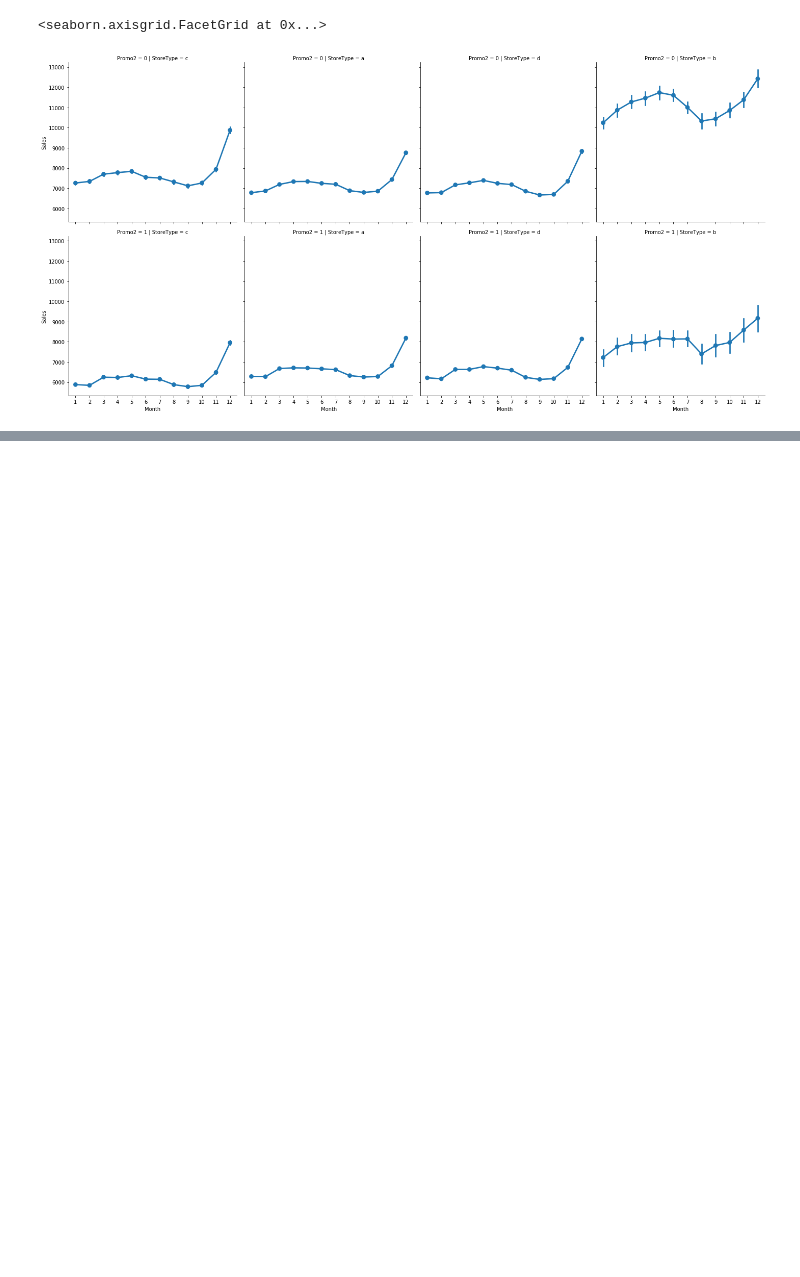
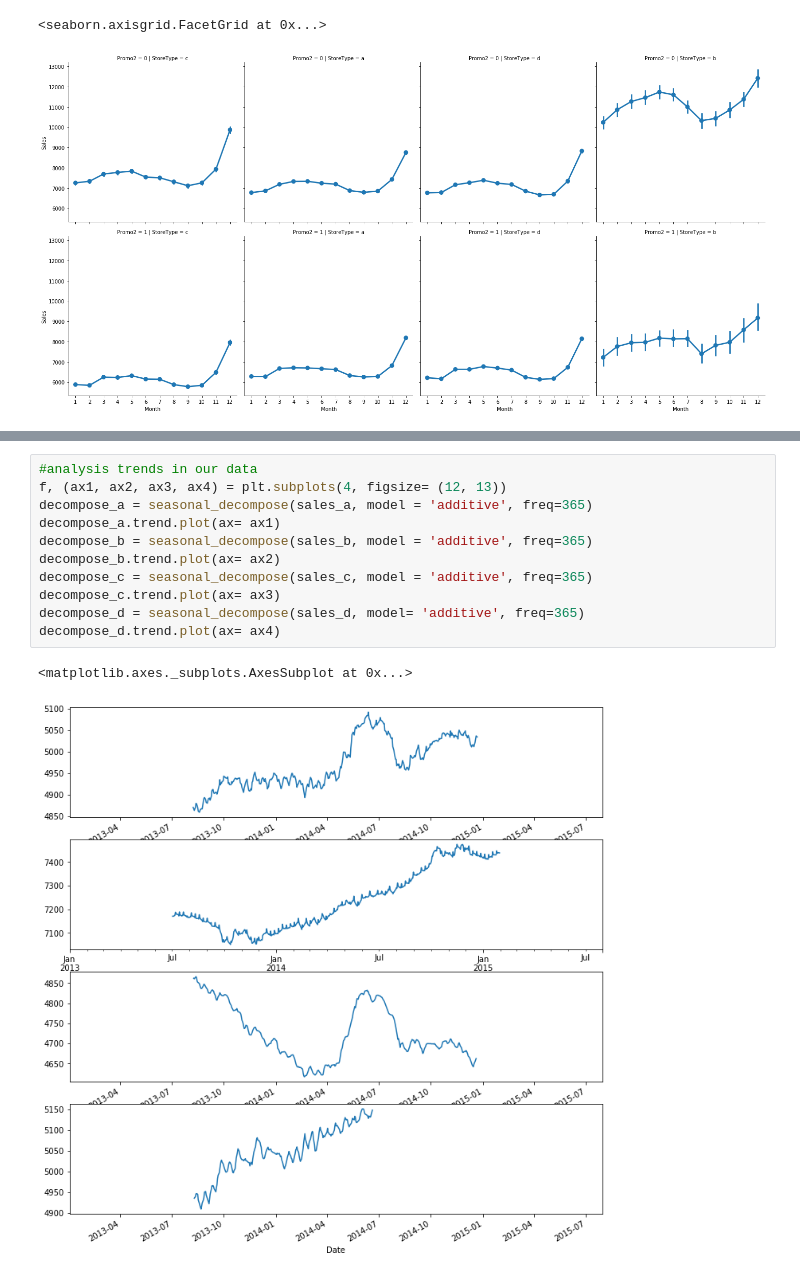
Before and after one commit to AbdurRehman1234/FYPSalesforecasting, a Jupyter notebook: project.ipynb, the cells around one changed output, grey strips where cells are left out. Drawn from its saved outputs; the diff is of its cells as text; blank space fills up the shorter version.

```diff
--- a/project.ipynb
+++ b/project.ipynb
@@ -231,0 +252,14 @@ sns.factorplot(data= tr_st, x='Month', y='Sales', row="Promo2", col="StoreType")
+# %%
+#analysis trends in our data
+f, (ax1, ax2, ax3, ax4) = plt.subplots(4, figsize= (12, 13))
+decompose_a = seasonal_decompose(sales_a, model = 'additive', freq=365)
+decompose_a.trend.plot(ax= ax1)
+decompose_b = seasonal_decompose(sales_b, model = 'additive', freq=365)
+decompose_b.trend.plot(ax= ax2)
+decompose_c = seasonal_decompose(sales_c, model = 'additive', freq=365)
+decompose_c.trend.plot(ax= ax3)
+decompose_d = seasonal_decompose(sales_d, model= 'additive', freq=365)
+decompose_d.trend.plot(ax= ax4)
+# %% [output]
+<matplotlib.axes._subplots.AxesSubplot at 0x...>
+[figure, added]
```
Also changed, not shown: parts of 21 cells of this notebook.
